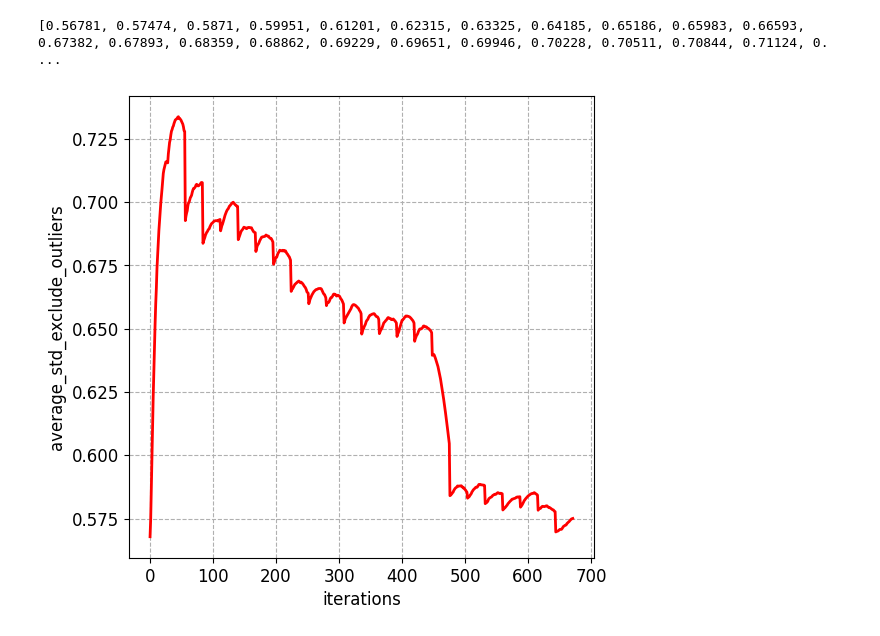
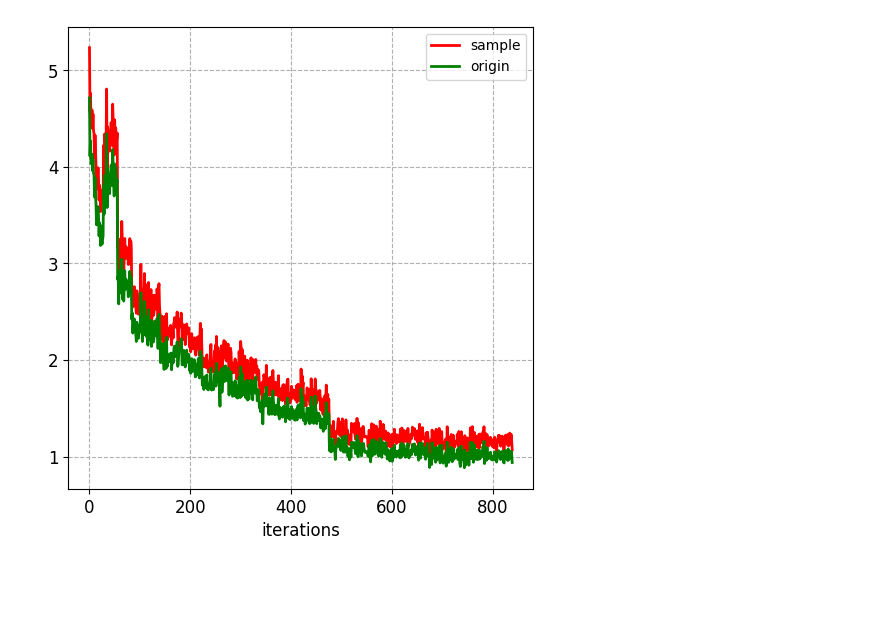
Before and after one commit to JackFlying/DNFNet_release, a Jupyter notebook: tools/visualize/vis_log.ipynb, the cells around one changed output. Drawn from its saved outputs; the diff is of its cells as text; code cells hidden in the pictures; blank space fills up the shorter version.

```diff
--- a/tools/visualize/vis_log.ipynb
+++ b/tools/visualize/vis_log.ipynb
@@ -1,35 +1,37 @@
 # %%
 import json
 import matplotlib.pyplot as plt
 from scipy.ndimage import gaussian_filter1d
 
-def get_hard_sample(file_dir):
+def get_hard_sample(file_dir, name):
     f = open(file_dir, encoding="utf-8")
     lines = f.readlines()      #读取全部内容 ，并以列表方式返回
     elements = []
     for line in lines:
-        if "average_std_exclude_outliers" in line:
+        if name in line:
             dicts = json.loads(line)
-            elements.append(dicts['average_std_exclude_outliers'])
+            elements.append(dicts[name])
     return elements
 
-file_dir = '/home/linhuadong/DNFNet/jobs/prw_dnfnet_max_iou_update_memory_triplet2/work_dirs/prw/20230303_131218.log.json'
-elements = get_hard_sample(file_dir)
-print(elements)
+file_dir = '/home/linhuadong/DNFNet/jobs/prw_dnfnet2_max_iou_origin_cluster_sample/work_dirs/prw/20230305_222019.log.json'
+global_cluster_hard_loss_sample = get_hard_sample(file_dir, name='global_cluster_hard_loss_sample')
+global_cluster_hard_loss = get_hard_sample(file_dir, name='global_cluster_hard_loss')
 plt.figure(figsize=(6, 6), dpi=100)
 plt.grid(linestyle="--")  # 设置背景网格线为虚线
 
-plt.plot(range(len(elements)), elements, c='r', linewidth=2)
+plt.plot(range(len(global_cluster_hard_loss_sample)), global_cluster_hard_loss_sample, c='r', linewidth=2, label='sample')
+plt.plot(range(len(global_cluster_hard_loss)), global_cluster_hard_loss, c='g', linewidth=2, label='origin')
+
+plt.legend()
 
 plt.xticks(fontsize=12)  # 默认字体大小为10
 plt.yticks(fontsize=12)
 plt.xlabel("iterations", fontsize=12)
-plt.ylabel("average_std_exclude_outliers", fontsize=12)
+# plt.ylabel("global_cluster_hard_loss_sample", fontsize=12)
 
 # plt.legend(loc=0, prop = {'size':12})
 # plt.savefig('./filename.jpg', format='jpg', bbox_inches='tight')  # 建议保存为svg格式,再用inkscape转为矢量图emf后插入word中
 # plt.savefig('./file/outliers.eps', dpi=100, format='eps', bbox_inches='tight', pad_inches=0)
 plt.show()
 # %% [output]
-[0.56781, 0.57474, 0.5871, 0.59951, 0.61201, 0.62315, 0.63325, 0.64185, 0.65186, 0.65983, 0.66593, 0.67382, 0.67893, 0.68359, 0.68862, 0.69229, 0.69651, 0.69946, 0.70228, 0.70511, 0.70844, 0.71124, 0. ...
-[figure, old version]
+[figure, new version]
```
Also changed, not shown: 20 other files.
